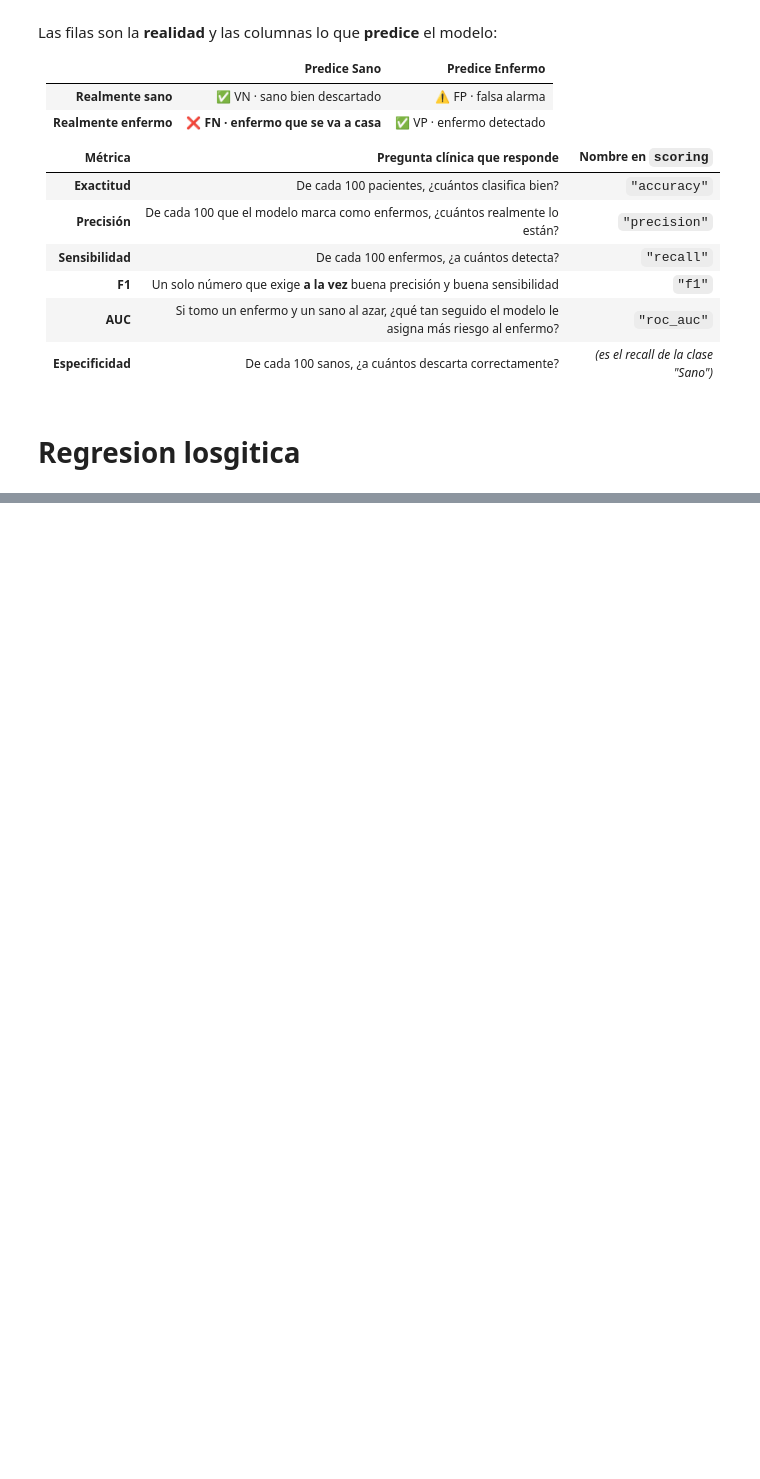
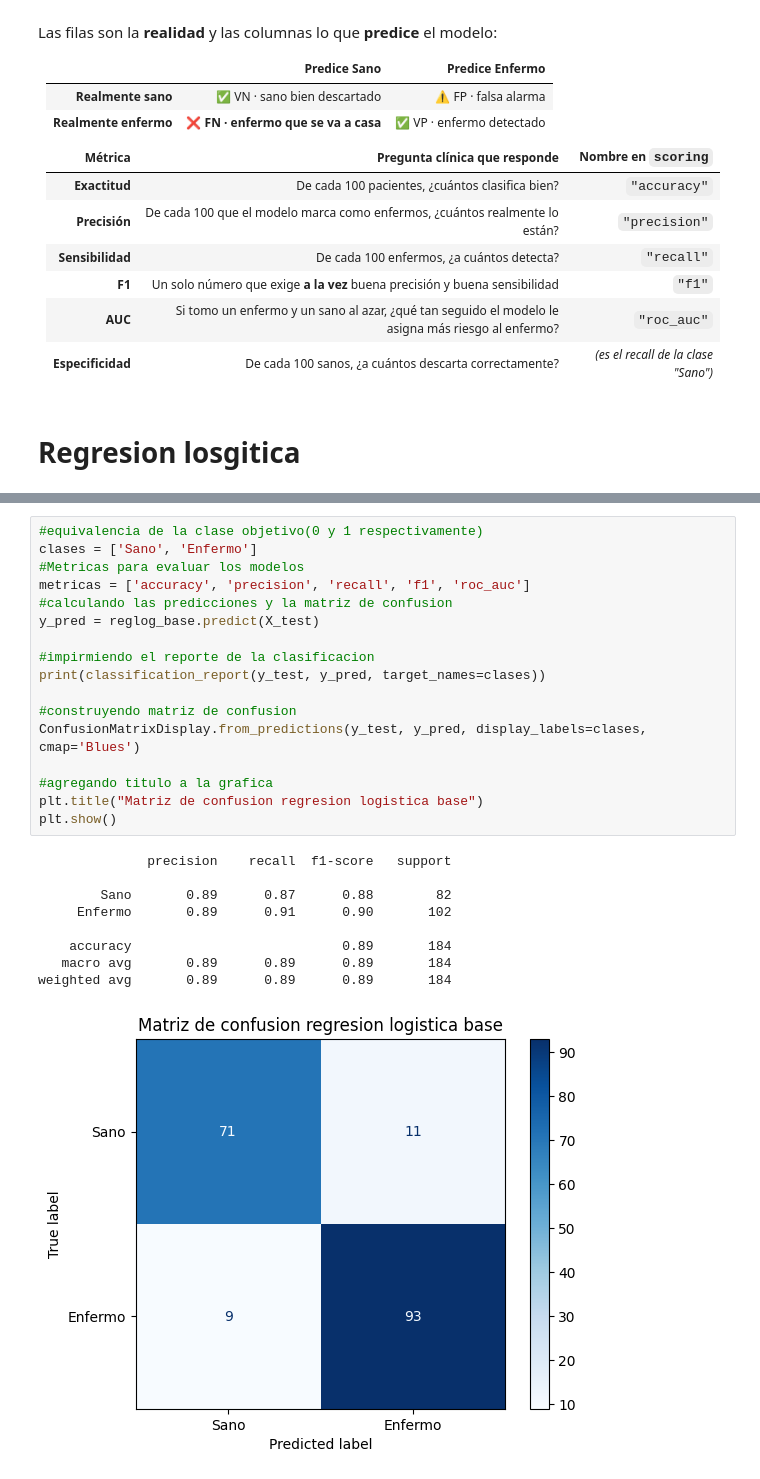
Before and after one commit to chelseame/IA_practicas, a Jupyter notebook: Parcial 2/Practica_SVM_Reglog_NB.ipynb, the cells around one changed output, grey strips where cells are left out. Cells and saved outputs as stored; diff of their text form; blank space fills up the shorter version.

```diff
--- a/Parcial 2/Practica_SVM_Reglog_NB.ipynb
+++ b/Parcial 2/Practica_SVM_Reglog_NB.ipynb
@@ -321,3 +327,30 @@ Pipeline(steps=[('imputar', SimpleImputer(strategy='median')),
                  LogisticRegression(l1_ratio=0, max_iter=5000,
                                     penalty='elasticnet', random_state=42,
                                     solver='saga'))])
+# %%
+#equivalencia de la clase objetivo(0 y 1 respectivamente)
+clases = ['Sano', 'Enfermo']
+#Metricas para evaluar los modelos
+metricas = ['accuracy', 'precision', 'recall', 'f1', 'roc_auc']
+#calculando las predicciones y la matriz de confusion
+y_pred = reglog_base.predict(X_test)
+
+#impirmiendo el reporte de la clasificacion
+print(classification_report(y_test, y_pred, target_names=clases))
+
+#construyendo matriz de confusion
+ConfusionMatrixDisplay.from_predictions(y_test, y_pred, display_labels=clases, cmap='Blues')
+
+#agregando titulo a la grafica
+plt.title("Matriz de confusion regresion logistica base")
+plt.show()
+# %% [output]
+              precision    recall  f1-score   support
+
+        Sano       0.89      0.87      0.88        82
+     Enfermo       0.89      0.91      0.90       102
+
+    accuracy                           0.89       184
+   macro avg       0.89      0.89      0.89       184
+weighted avg       0.89      0.89      0.89       184
+[figure, added]
```
Also changed, not shown: parts of 21 cells of this notebook.
